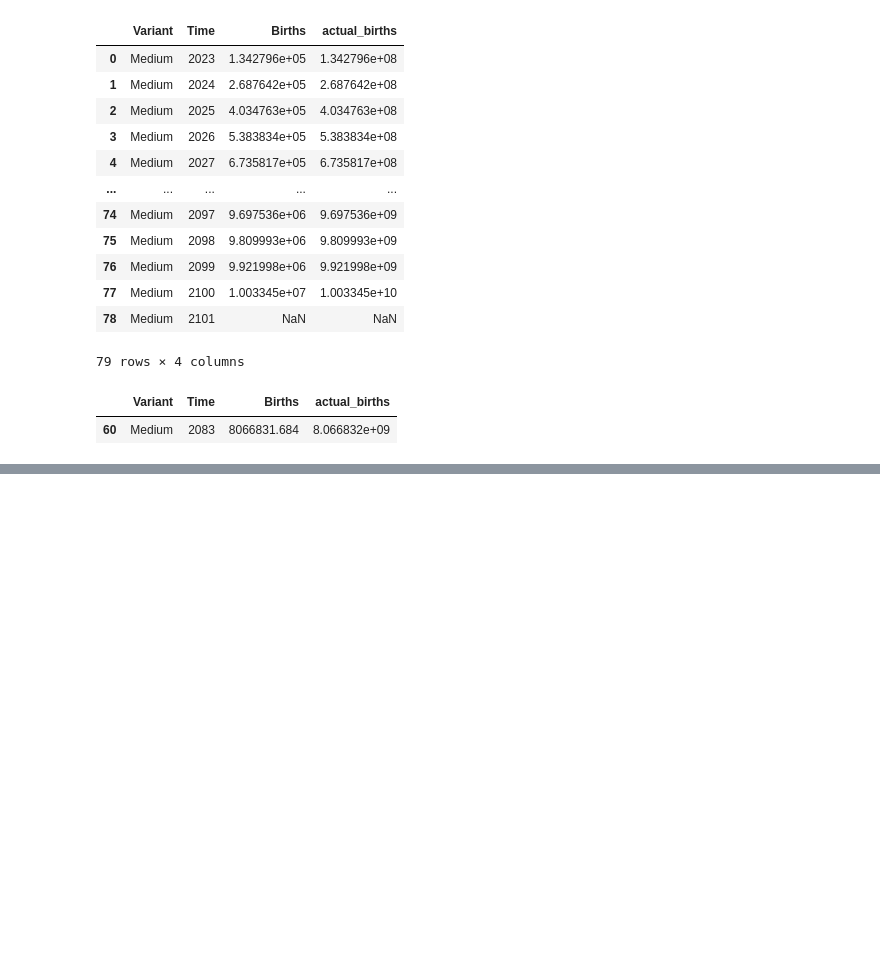
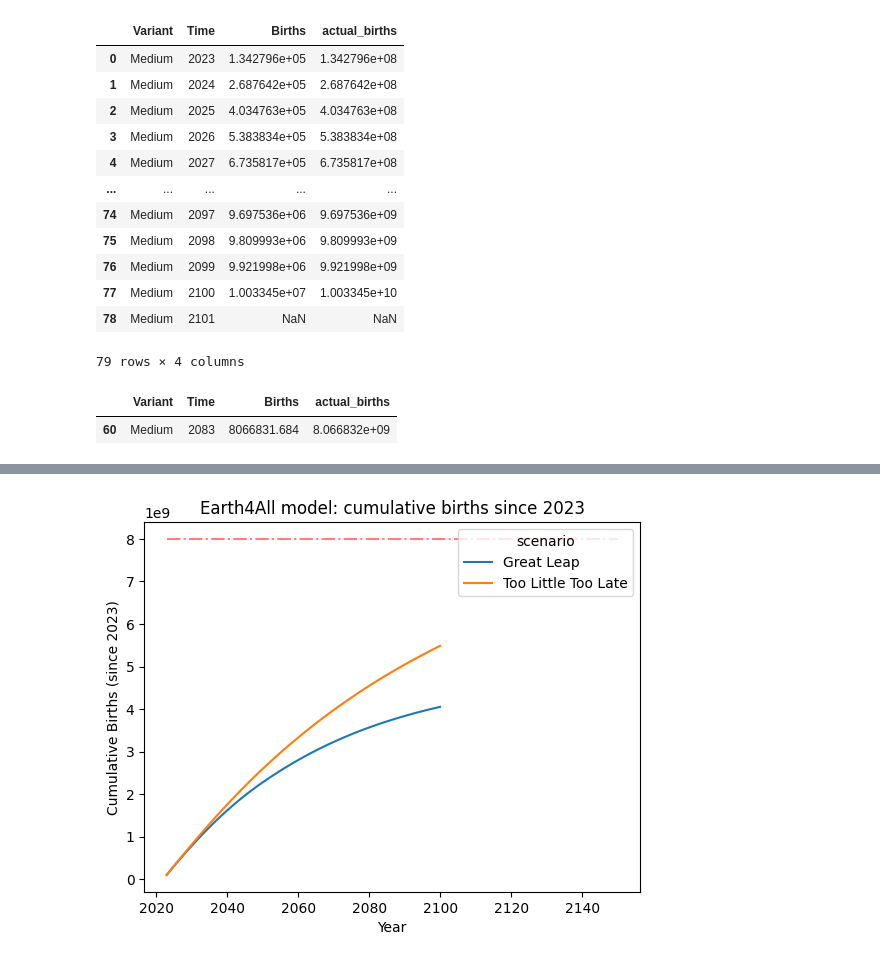
Before and after one commit to Niallfealty/n8b_un_foundation, a Jupyter notebook: model_analysis/exploratory/notebooks/initial_results/ComputeN8B.ipynb, the cells around one changed output, grey strips where cells are left out. Cells and saved outputs as stored; diff of their text form; code cells hidden in the pictures; blank space fills up the shorter version.

```diff
--- a/model_analysis/exploratory/notebooks/initial_results/ComputeN8B.ipynb
+++ b/model_analysis/exploratory/notebooks/initial_results/ComputeN8B.ipynb
@@ -389,0 +420,9 @@ cumulative_births_all[cumulative_births_all.Time == 2083]
+# %%
+cumulative_births_e4a = df_e4a[df_e4a.year_id > 2022]\
+    .sort_values(["scenario","year_id"], ascending=True)\
+    .set_index(["scenario","year_id"])\
+    .groupby("scenario")\
+    .Births\
+    .cumsum()\
+    .reset_index()\
+    .rename(columns={"Births": "CumulativeBirths"})
@@ -389,0 +445,12 @@ cumulative_births_all[cumulative_births_all.Time == 2083]
+# %%
+sns.lineplot(data=cumulative_births_e4a,
+             x="year_id",
+             y="CumulativeBirths",
+             hue="scenario")
+plt.title("Earth4All model: cumulative births since 2023")
+plt.xlabel("Year")
+plt.ylabel("Cumulative Births (since 2023)")
+plt.hlines(8e9, 2023, 2150, color="r",linestyle="dashdot", alpha=0.5)
+plt.show()
+# %% [output]
+[figure, added]
```
Also changed, not shown: parts of 8 cells of this notebook.
